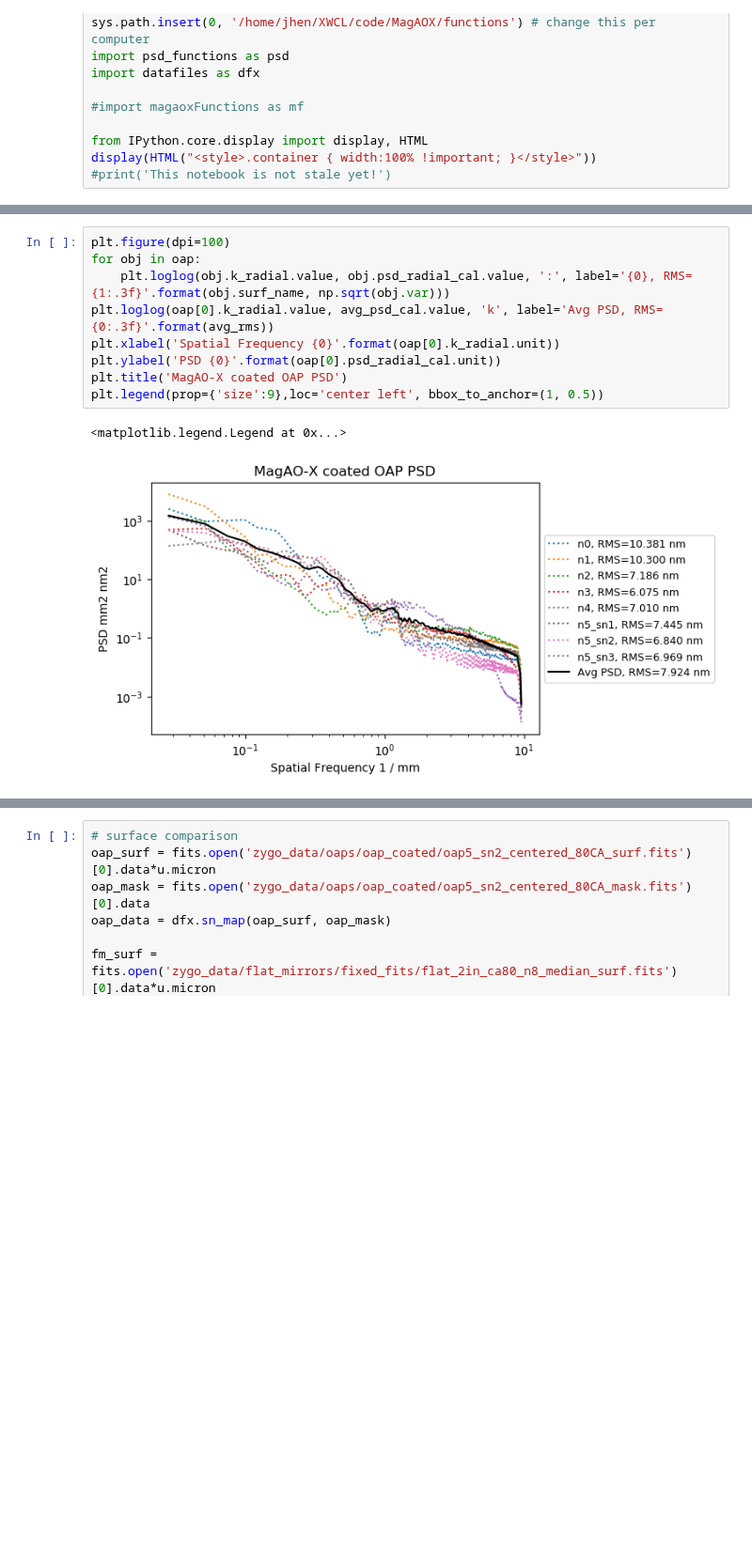
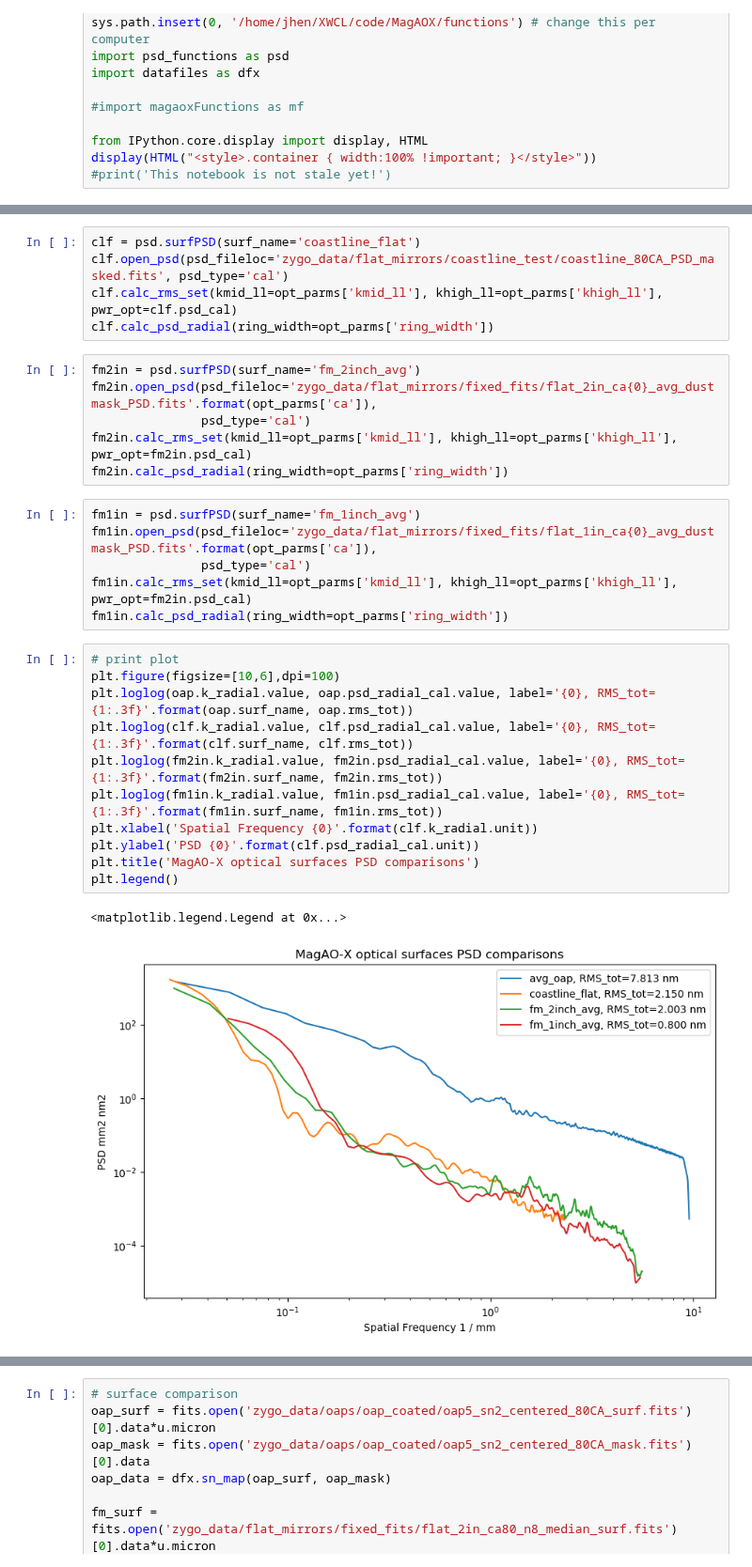
Before and after one commit to magao-x/magaox_poppy, a Jupyter notebook: PSD/PSDgen_oaps_fm_compare.ipynb, the cells around one changed output, grey strips where cells are left out. Shown at 94% size. Drawn from its saved outputs; the diff is of its cells as text; blank space fills up the shorter version.

Commit message:
added 1 inch mirror PSD average

```diff
--- a/PSD/PSDgen_oaps_fm_compare.ipynb
+++ b/PSD/PSDgen_oaps_fm_compare.ipynb
@@ -107,12 +50,31 @@ Wall time: 6min 32s
+# %%
+clf = psd.surfPSD(surf_name='coastline_flat')
+clf.open_psd(psd_fileloc='zygo_data/flat_mirrors/coastline_test/coastline_80CA_PSD_masked.fits', psd_type='cal')
+clf.calc_rms_set(kmid_ll=opt_parms['kmid_ll'], khigh_ll=opt_parms['khigh_ll'], pwr_opt=clf.psd_cal)
+clf.calc_psd_radial(ring_width=opt_parms['ring_width'])
+# %%
+fm2in = psd.surfPSD(surf_name='fm_2inch_avg')
+fm2in.open_psd(psd_fileloc='zygo_data/flat_mirrors/fixed_fits/flat_2in_ca{0}_avg_dustmask_PSD.fits'.format(opt_parms['ca']),
+               psd_type='cal')
+fm2in.calc_rms_set(kmid_ll=opt_parms['kmid_ll'], khigh_ll=opt_parms['khigh_ll'], pwr_opt=fm2in.psd_cal)
+fm2in.calc_psd_radial(ring_width=opt_parms['ring_width'])
+# %%
+fm1in = psd.surfPSD(surf_name='fm_1inch_avg')
+fm1in.open_psd(psd_fileloc='zygo_data/flat_mirrors/fixed_fits/flat_1in_ca{0}_avg_dustmask_PSD.fits'.format(opt_parms['ca']),
+               psd_type='cal')
+fm1in.calc_rms_set(kmid_ll=opt_parms['kmid_ll'], khigh_ll=opt_parms['khigh_ll'], pwr_opt=fm2in.psd_cal)
+fm1in.calc_psd_radial(ring_width=opt_parms['ring_width'])
 # %%
-plt.figure(dpi=100)
-for obj in oap:
-    plt.loglog(obj.k_radial.value, obj.psd_radial_cal.value, ':', label='{0}, RMS={1:.3f}'.format(obj.surf_name, np.sqrt(obj.var)))
-plt.loglog(oap[0].k_radial.value, avg_psd_cal.value, 'k', label='Avg PSD, RMS={0:.3f}'.format(avg_rms))
-plt.xlabel('Spatial Frequency {0}'.format(oap[0].k_radial.unit))
-plt.ylabel('PSD {0}'.format(oap[0].psd_radial_cal.unit))
-plt.title('MagAO-X coated OAP PSD')
-plt.legend(prop={'size':9},loc='center left', bbox_to_anchor=(1, 0.5))
+# print plot
+plt.figure(figsize=[10,6],dpi=100)
+plt.loglog(oap.k_radial.value, oap.psd_radial_cal.value, label='{0}, RMS_tot={1:.3f}'.format(oap.surf_name, oap.rms_tot))
+plt.loglog(clf.k_radial.value, clf.psd_radial_cal.value, label='{0}, RMS_tot={1:.3f}'.format(clf.surf_name, clf.rms_tot))
+plt.loglog(fm2in.k_radial.value, fm2in.psd_radial_cal.value, label='{0}, RMS_tot={1:.3f}'.format(fm2in.surf_name, fm2in.rms_tot))
+plt.loglog(fm1in.k_radial.value, fm1in.psd_radial_cal.value, label='{0}, RMS_tot={1:.3f}'.format(fm1in.surf_name, fm1in.rms_tot))
+plt.xlabel('Spatial Frequency {0}'.format(clf.k_radial.unit))
+plt.ylabel('PSD {0}'.format(clf.psd_radial_cal.unit))
+plt.title('MagAO-X optical surfaces PSD comparisons')
+plt.legend()
 # %% [output]
 <matplotlib.legend.Legend at 0x...>
-[figure, old version]
+[figure, new version]
```
Also changed, not shown: parts of 5 cells of this notebook.
